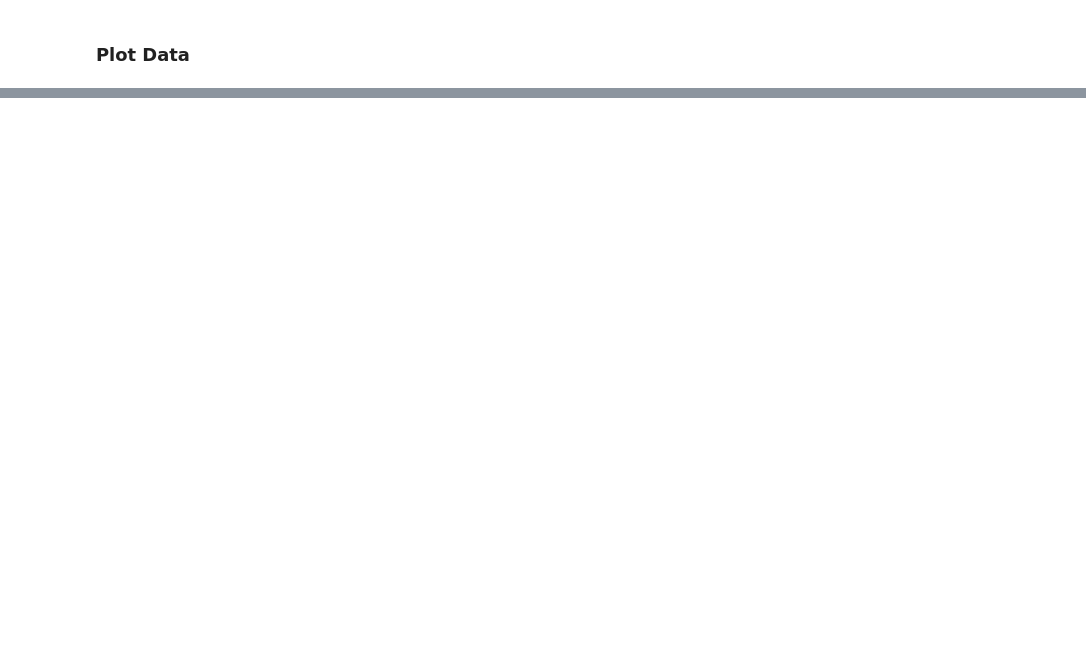
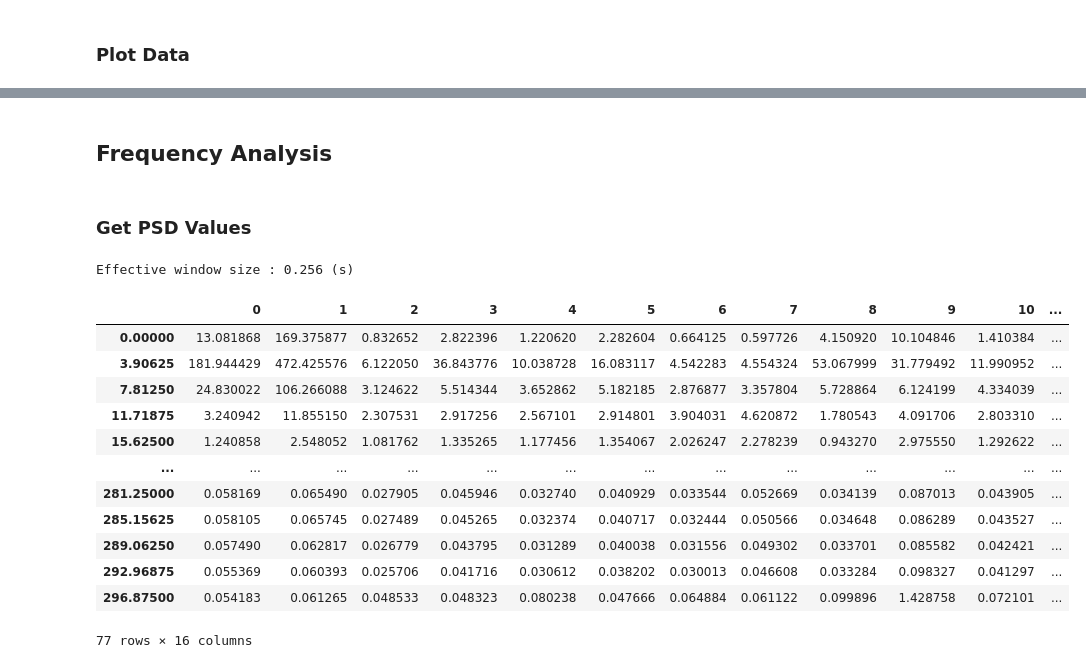
Before and after one commit to nateGeorge/openbci_laryngeal_imagery, a Jupyter notebook: code/testing/analysis/Analysis.ipynb, the cells around one changed output, grey strips where cells are left out. Cells and saved outputs as stored; diff of their text form; code cells hidden in the pictures; blank space fills up the shorter version.

Commit message:
Created Frequency Indexed Data Frame for PSD

```diff
--- a/code/testing/analysis/Analysis.ipynb
+++ b/code/testing/analysis/Analysis.ipynb
@@ -35 +39,25 @@ plt.title("Data in Samples");
+# %% [markdown]
+## Frequency Analysis
+# %% [markdown]
+### Get PSD Values
+# %%
+psds, freqs = mne.time_frequency.psd_welch(raw, fmax=300)
+# %% [output]
+Effective window size : 0.256 (s)
+# %%
+pd.DataFrame(np.transpose(psds), freqs)
+# %% [output]
+|  | 0 | 1 | 2 | 3 | 4 | 5 | 6 | 7 | 8 | 9 | 10 | ... |
+| 0.00000 | 13.081868 | 169.375877 | 0.832652 | 2.822396 | 1.220620 | 2.282604 | 0.664125 | 0.597726 | 4.150920 | 10.104846 | 1.410384 | ... |
+| 3.90625 | 181.944429 | 472.425576 | 6.122050 | 36.843776 | 10.038728 | 16.083117 | 4.542283 | 4.554324 | 53.067999 | 31.779492 | 11.990952 | ... |
+| 7.81250 | 24.830022 | 106.266088 | 3.124622 | 5.514344 | 3.652862 | 5.182185 | 2.876877 | 3.357804 | 5.728864 | 6.124199 | 4.334039 | ... |
+| 11.71875 | 3.240942 | 11.855150 | 2.307531 | 2.917256 | 2.567101 | 2.914801 | 3.904031 | 4.620872 | 1.780543 | 4.091706 | 2.803310 | ... |
+| 15.62500 | 1.240858 | 2.548052 | 1.081762 | 1.335265 | 1.177456 | 1.354067 | 2.026247 | 2.278239 | 0.943270 | 2.975550 | 1.292622 | ... |
+| ... | ... | ... | ... | ... | ... | ... | ... | ... | ... | ... | ... | ... |
+| 281.25000 | 0.058169 | 0.065490 | 0.027905 | 0.045946 | 0.032740 | 0.040929 | 0.033544 | 0.052669 | 0.034139 | 0.087013 | 0.043905 | ... |
+| 285.15625 | 0.058105 | 0.065745 | 0.027489 | 0.045265 | 0.032374 | 0.040717 | 0.032444 | 0.050566 | 0.034648 | 0.086289 | 0.043527 | ... |
+| 289.06250 | 0.057490 | 0.062817 | 0.026779 | 0.043795 | 0.031289 | 0.040038 | 0.031556 | 0.049302 | 0.033701 | 0.085582 | 0.042421 | ... |
+| 292.96875 | 0.055369 | 0.060393 | 0.025706 | 0.041716 | 0.030612 | 0.038202 | 0.030013 | 0.046608 | 0.033284 | 0.098327 | 0.041297 | ... |
+| 296.87500 | 0.054183 | 0.061265 | 0.048533 | 0.048323 | 0.080238 | 0.047666 | 0.064884 | 0.061122 | 0.099896 | 1.428758 | 0.072101 | ... |
+77 rows × 16 columns
 # %% [markdown]
```
Also changed, not shown: parts of 11 cells of this notebook, 1 other file.
